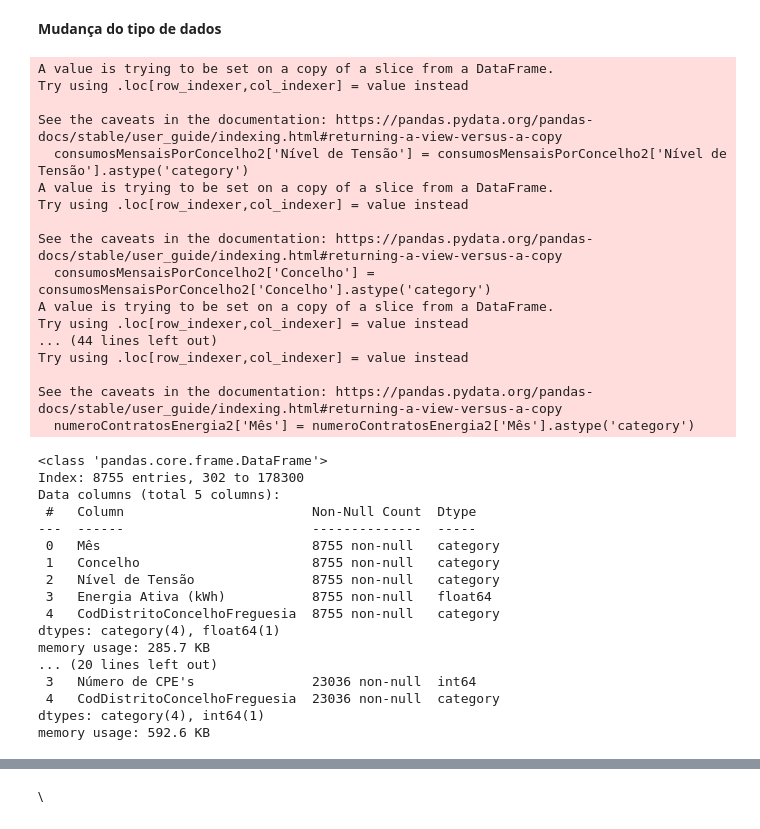
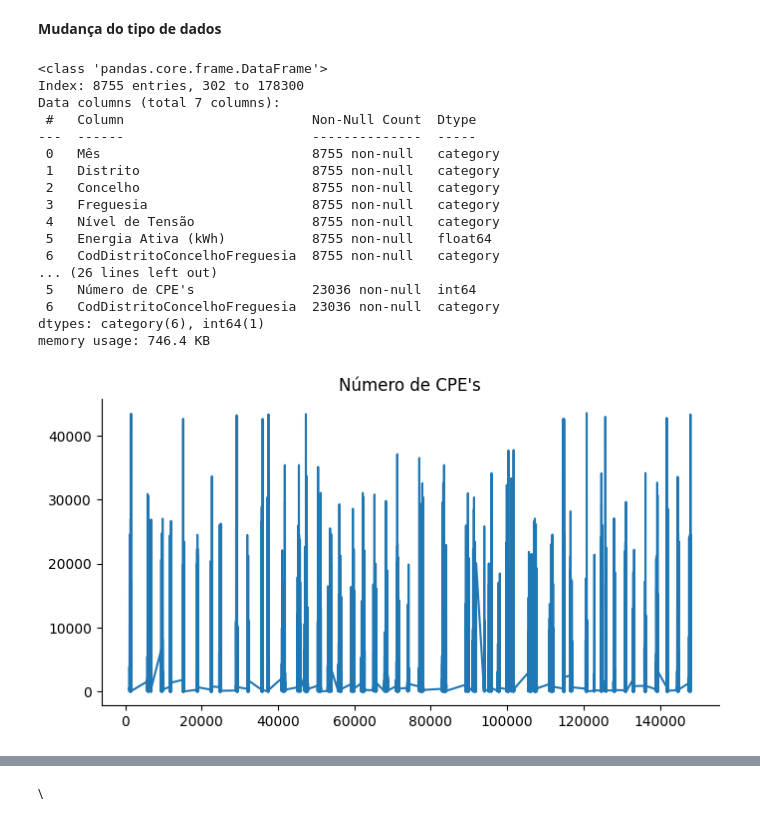
Before and after one commit to RafaelGesero/DECDProject, a Jupyter notebook: ProjetoDECD_Grupo20.ipynb, the cells around one changed output, grey strips where cells are left out. Cells and saved outputs as stored; diff of their text form; code cells hidden in the pictures.

```diff
--- a/ProjetoDECD_Grupo20.ipynb
+++ b/ProjetoDECD_Grupo20.ipynb
@@ -326,12 +309,21 @@ consumosMensaisPorConcelho2['Nível de Tensão'] = consumosMensaisPorConcelho2['
 consumosMensaisPorConcelho2['Concelho'] = consumosMensaisPorConcelho2['Concelho'].astype('category')
 consumosMensaisPorConcelho2['CodDistritoConcelhoFreguesia'] = consumosMensaisPorConcelho2['CodDistritoConcelhoFreguesia'].astype('category')
 consumosMensaisPorConcelho2['Mês'] = consumosMensaisPorConcelho2['Mês'].astype('category')
+consumosMensaisPorConcelho2['Freguesia'] = consumosMensaisPorConcelho2['Freguesia'].astype('category')
+consumosMensaisPorConcelho2['Distrito'] = consumosMensaisPorConcelho2['Distrito'].astype('category')
+
 
 
 numeroOrdensServico2['Tipo de Serviço'] = numeroOrdensServico2['Tipo de Serviço'].astype('category')
 numeroOrdensServico2['Concelho'] = numeroOrdensServico2['Concelho'].astype('category')
 numeroOrdensServico2['CodDistritoConcelhoFreguesia'] = numeroOrdensServico2['CodDistritoConcelhoFreguesia'].astype('category')
 numeroOrdensServico2['Mês'] = numeroOrdensServico2['Mês'].astype('category')
+numeroOrdensServico2['Freguesia'] = numeroOrdensServico2['Freguesia'].astype('category')
+numeroOrdensServico2['Distrito'] = numeroOrdensServico2['Distrito'].astype('category')
+#numeroOrdensServico2['Distrito'] = numeroOrdensServico2['Distrito'].apply(lambda x: x.upper())
+#numeroOrdensServico2['Freguesia'] = numeroOrdensServico2['Freguesia'].apply(lambda x: x.upper())
+
+
 
 
 
@@ -339,45 +331,42 @@ numeroContratosEnergia2['Inclui contador inteligente'] = numeroContratosEnergia2
 numeroContratosEnergia2['Concelho'] = numeroContratosEnergia2['Concelho'].astype('category')
 numeroContratosEnergia2['CodDistritoConcelhoFreguesia'] = numeroContratosEnergia2['CodDistritoConcelhoFreguesia'].astype('category')
 numeroContratosEnergia2['Mês'] = numeroContratosEnergia2['Mês'].astype('category')
+numeroContratosEnergia2['Freguesia'] = numeroContratosEnergia2['Freguesia'].astype('category')
+numeroContratosEnergia2['Distrito'] = numeroContratosEnergia2['Distrito'].astype('category')
+#numeroContratosEnergia2['Distrito'] = numeroContratosEnergia2['Distrito'].apply(lambda x: x.upper())
+#numeroContratosEnergia2['Freguesia'] = numeroContratosEnergia2['Freguesia'].apply(lambda x: x.upper())
+
+
 
 consumosMensaisPorConcelho2.info()
 numeroOrdensServico2.info()
 numeroContratosEnergia2.info()
 # %% [output]
-A value is trying to be set on a copy of a slice from a DataFrame.
-Try using .loc[row_indexer,col_indexer] = value instead
-
-See the caveats in the documentation: https://pandas.pydata.org/pandas-docs/stable/user_guide/indexing.html#returning-a-view-versus-a-copy
-  consumosMensaisPorConcelho2['Nível de Tensão'] = consumosMensaisPorConcelho2['Nível de Tensão'].astype('category')
-A value is trying to be set on a copy of a slice from a DataFrame.
-Try using .loc[row_indexer,col_indexer] = value instead
-
-See the caveats in the documentation: https://pandas.pydata.org/pandas-docs/stable/user_guide/indexing.html#returning-a-view-versus-a-copy
-  consumosMensaisPorConcelho2['Concelho'] = consumosMensaisPorConcelho2['Concelho'].astype('category')
-A value is trying to be set on a copy of a slice from a DataFrame.
-Try using .loc[row_indexer,col_indexer] = value instead
-... (44 lines left out)
-Try using .loc[row_indexer,col_indexer] = value instead
-
-See the caveats in the documentation: https://pandas.pydata.org/pandas-docs/stable/user_guide/indexing.html#returning-a-view-versus-a-copy
-  numeroContratosEnergia2['Mês'] = numeroContratosEnergia2['Mês'].astype('category')
+<class 'pandas.core.frame.DataFrame'>
+Index: 8755 entries, 302 to 178300
+Data columns (total 7 columns):
+ #   Column                        Non-Null Count  Dtype
+---  ------                        --------------  -----
+ 0   Mês                           8755 non-null   category
+ 1   Distrito                      8755 non-null   category
+ 2   Concelho                      8755 non-null   category
+ 3   Freguesia                     8755 non-null   category
+ 4   Nível de Tensão               8755 non-null   category
+ 5   Energia Ativa (kWh)           8755 non-null   float64
+ 6   CodDistritoConcelhoFreguesia  8755 non-null   category
+... (26 lines left out)
+ 5   Número de CPE's               23036 non-null  int64
+ 6   CodDistritoConcelhoFreguesia  23036 non-null  category
+dtypes: category(6), int64(1)
+memory usage: 746.4 KB
-<class 'pandas.core.frame.DataFrame'>
-Index: 8755 entries, 302 to 178300
-Data columns (total 5 columns):
- #   Column                        Non-Null Count  Dtype
----  ------                        --------------  -----
- 0   Mês                           8755 non-null   category
- 1   Concelho                      8755 non-null   category
- 2   Nível de Tensão               8755 non-null   category
- 3   Energia Ativa (kWh)           8755 non-null   float64
- 4   CodDistritoConcelhoFreguesia  8755 non-null   category
-dtypes: category(4), float64(1)
-memory usage: 285.7 KB
-... (20 lines left out)
- 3   Número de CPE's               23036 non-null  int64
- 4   CodDistritoConcelhoFreguesia  23036 non-null  category
-dtypes: category(4), int64(1)
-memory usage: 592.6 KB
+# %%
+# @title Número de CPE's
+
+from matplotlib import pyplot as plt
+numeroContratosEnergia2["Número de CPE's"].plot(kind='line', figsize=(8, 4), title="Número de CPE's")
+plt.gca().spines[['top', 'right']].set_visible(False)
+# %% [output]
+[figure, added]
 # %% [markdown]
 **Junção das três tabelas**
 
```
Also changed, not shown: parts of 25 cells of this notebook.
